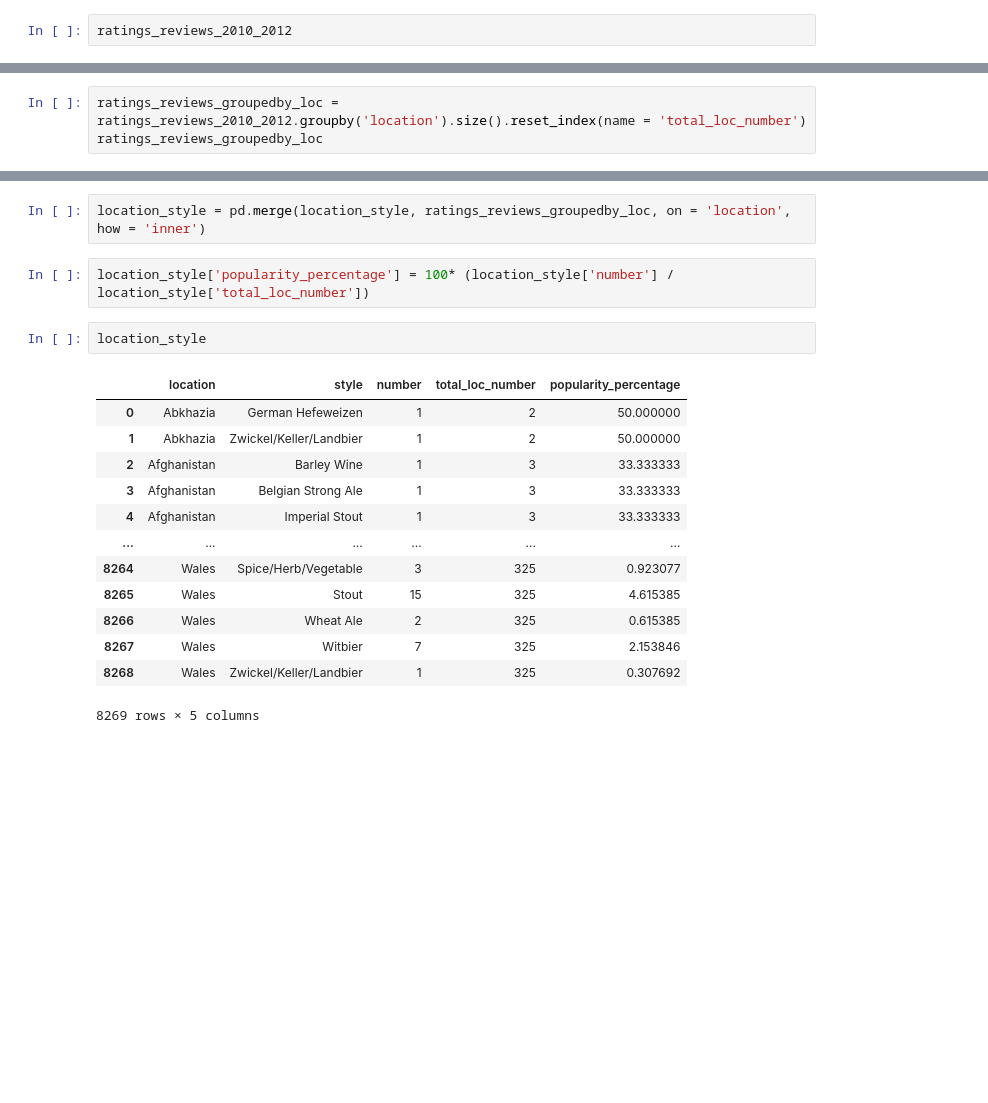
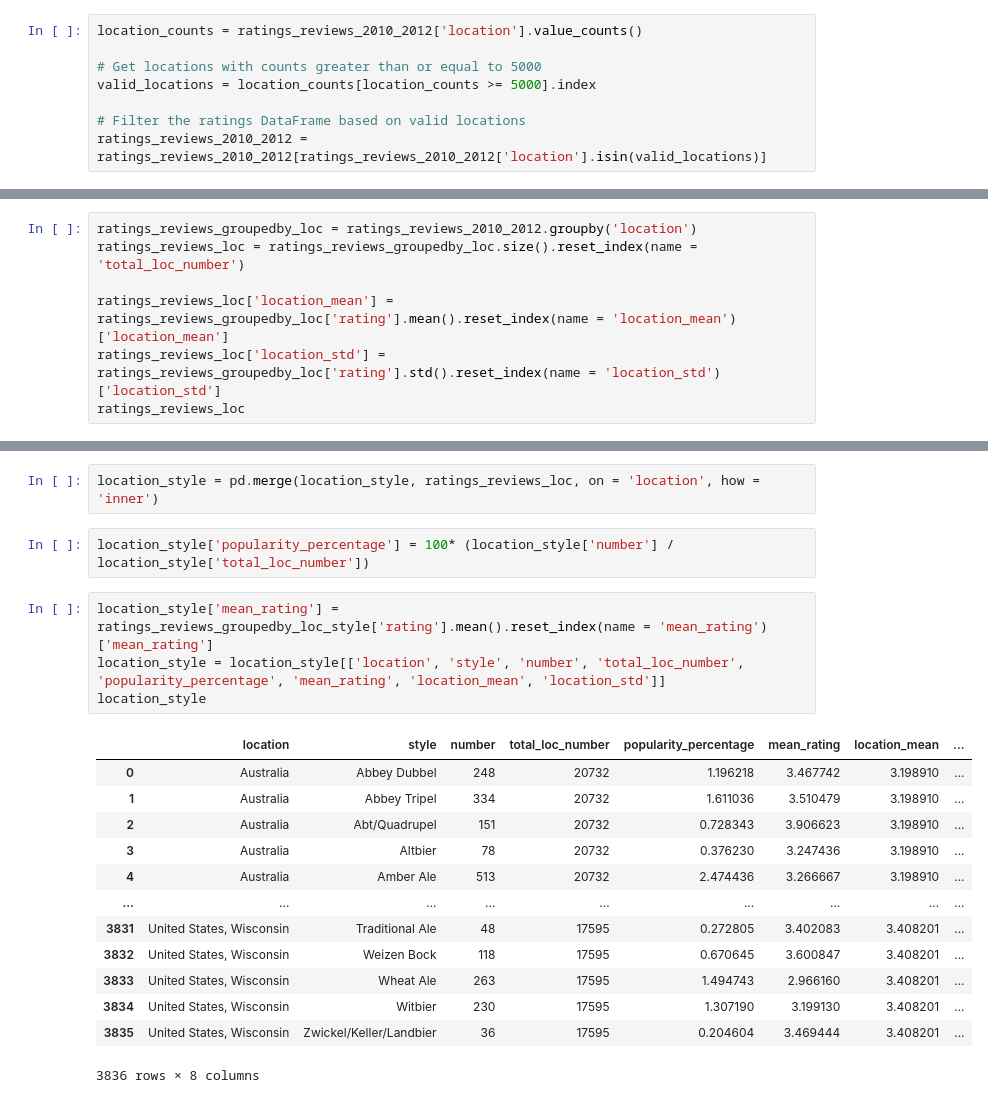
Before and after one commit to epfl-ada/ada-2023-project-vivalavada, a Jupyter notebook: popularity_yagiz.ipynb, the cells around one changed output, grey strips where cells are left out. Drawn from its saved outputs; the diff is of its cells as text; blank space fills up the shorter version.

Commit message:
popularity task almost finished

```diff
--- a/popularity_yagiz.ipynb
+++ b/popularity_yagiz.ipynb
@@ -34,4 +36,10 @@ users.sample(2)
 # %%
 ratings_reviews_2010_2012 = pd.merge(ratings_reviews_2010_2012, users[['user_id', 'nbr_ratings', 'location']], on = 'user_id', how = 'inner')
 # %%
-ratings_reviews_2010_2012
+location_counts = ratings_reviews_2010_2012['location'].value_counts()
+
+# Get locations with counts greater than or equal to 5000
+valid_locations = location_counts[location_counts >= 5000].index
+
+# Filter the ratings DataFrame based on valid locations
+ratings_reviews_2010_2012 = ratings_reviews_2010_2012[ratings_reviews_2010_2012['location'].isin(valid_locations)]
@@ -59,6 +53,10 @@ ratings_reviews_groupedby_loc_style = ratings_reviews_2010_2012.groupby(['locati
 # %%
 location_style = ratings_reviews_groupedby_loc_style.size().reset_index(name = 'number')
 # %%
-ratings_reviews_groupedby_loc = ratings_reviews_2010_2012.groupby('location').size().reset_index(name = 'total_loc_number')
-ratings_reviews_groupedby_loc
+ratings_reviews_groupedby_loc = ratings_reviews_2010_2012.groupby('location')
+ratings_reviews_loc = ratings_reviews_groupedby_loc.size().reset_index(name = 'total_loc_number')
+
+ratings_reviews_loc['location_mean'] = ratings_reviews_groupedby_loc['rating'].mean().reset_index(name = 'location_mean')['location_mean']
+ratings_reviews_loc['location_std'] = ratings_reviews_groupedby_loc['rating'].std().reset_index(name = 'location_std')['location_std']
+ratings_reviews_loc
 # %% [output]
@@ -78,21 +80,23 @@ ratings_reviews_groupedby_loc
 # %%
-location_style = pd.merge(location_style, ratings_reviews_groupedby_loc, on = 'location', how = 'inner')
+location_style = pd.merge(location_style, ratings_reviews_loc, on = 'location', how = 'inner')
 # %%
 location_style['popularity_percentage'] = 100* (location_style['number'] / location_style['total_loc_number'])
 # %%
+location_style['mean_rating'] = ratings_reviews_groupedby_loc_style['rating'].mean().reset_index(name = 'mean_rating')['mean_rating']
+location_style = location_style[['location', 'style', 'number', 'total_loc_number', 'popularity_percentage', 'mean_rating', 'location_mean', 'location_std']]
 location_style
 # %% [output]
-|  | location | style | number | total_loc_number | popularity_percentage |
-| 0 | Abkhazia | German Hefeweizen | 1 | 2 | 50.000000 |
-| 1 | Abkhazia | Zwickel/Keller/Landbier | 1 | 2 | 50.000000 |
-| 2 | Afghanistan | Barley Wine | 1 | 3 | 33.333333 |
-| 3 | Afghanistan | Belgian Strong Ale | 1 | 3 | 33.333333 |
-| 4 | Afghanistan | Imperial Stout | 1 | 3 | 33.333333 |
-| ... | ... | ... | ... | ... | ... |
-| 8264 | Wales | Spice/Herb/Vegetable | 3 | 325 | 0.923077 |
-| 8265 | Wales | Stout | 15 | 325 | 4.615385 |
-| 8266 | Wales | Wheat Ale | 2 | 325 | 0.615385 |
-| 8267 | Wales | Witbier | 7 | 325 | 2.153846 |
-| 8268 | Wales | Zwickel/Keller/Landbier | 1 | 325 | 0.307692 |
+|  | location | style | number | total_loc_number | popularity_percentage | mean_rating | location_mean | ... |
+| 0 | Australia | Abbey Dubbel | 248 | 20732 | 1.196218 | 3.467742 | 3.198910 | ... |
+| 1 | Australia | Abbey Tripel | 334 | 20732 | 1.611036 | 3.510479 | 3.198910 | ... |
+| 2 | Australia | Abt/Quadrupel | 151 | 20732 | 0.728343 | 3.906623 | 3.198910 | ... |
+| 3 | Australia | Altbier | 78 | 20732 | 0.376230 | 3.247436 | 3.198910 | ... |
+| 4 | Australia | Amber Ale | 513 | 20732 | 2.474436 | 3.266667 | 3.198910 | ... |
+| ... | ... | ... | ... | ... | ... | ... | ... | ... |
+| 3831 | United States, Wisconsin | Traditional Ale | 48 | 17595 | 0.272805 | 3.402083 | 3.408201 | ... |
+| 3832 | United States, Wisconsin | Weizen Bock | 118 | 17595 | 0.670645 | 3.600847 | 3.408201 | ... |
+| 3833 | United States, Wisconsin | Wheat Ale | 263 | 17595 | 1.494743 | 2.966160 | 3.408201 | ... |
+| 3834 | United States, Wisconsin | Witbier | 230 | 17595 | 1.307190 | 3.199130 | 3.408201 | ... |
+| 3835 | United States, Wisconsin | Zwickel/Keller/Landbier | 36 | 17595 | 0.204604 | 3.469444 | 3.408201 | ... |
-8269 rows × 5 columns
+3836 rows × 8 columns
 # %%
```
Also changed, not shown: parts of 12 cells of this notebook.
